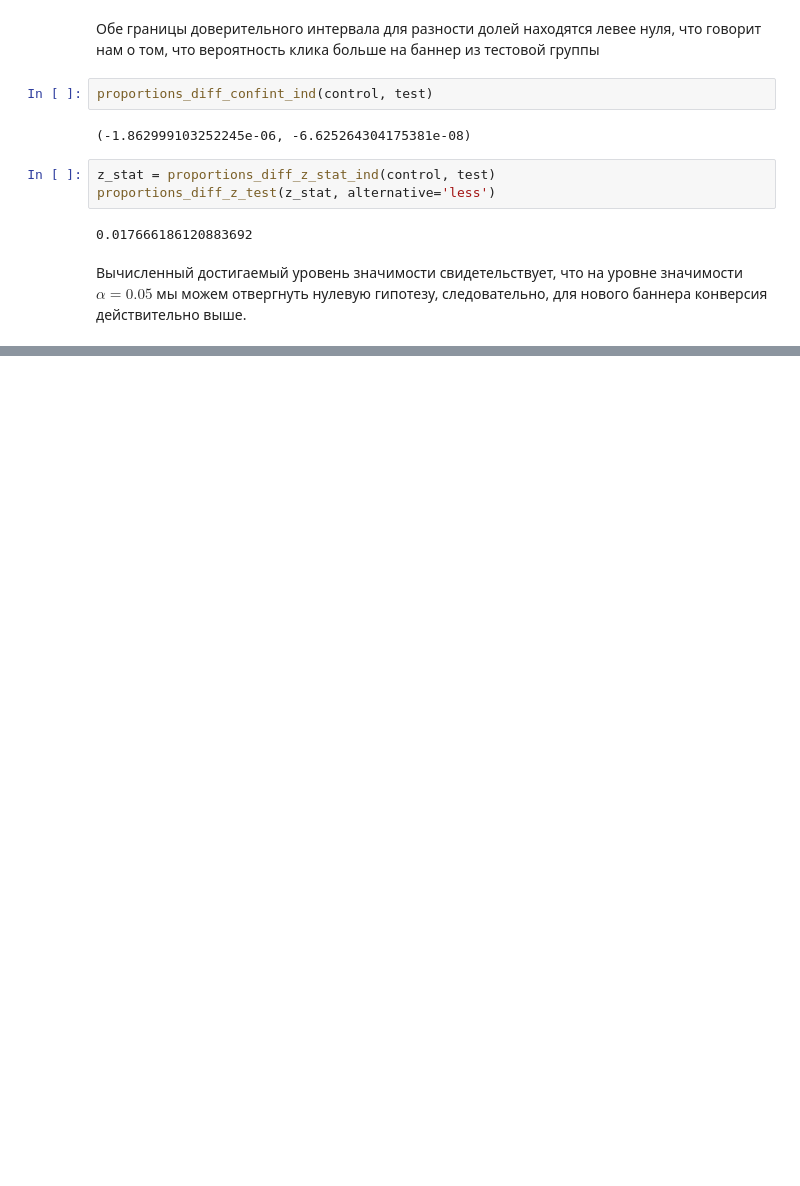
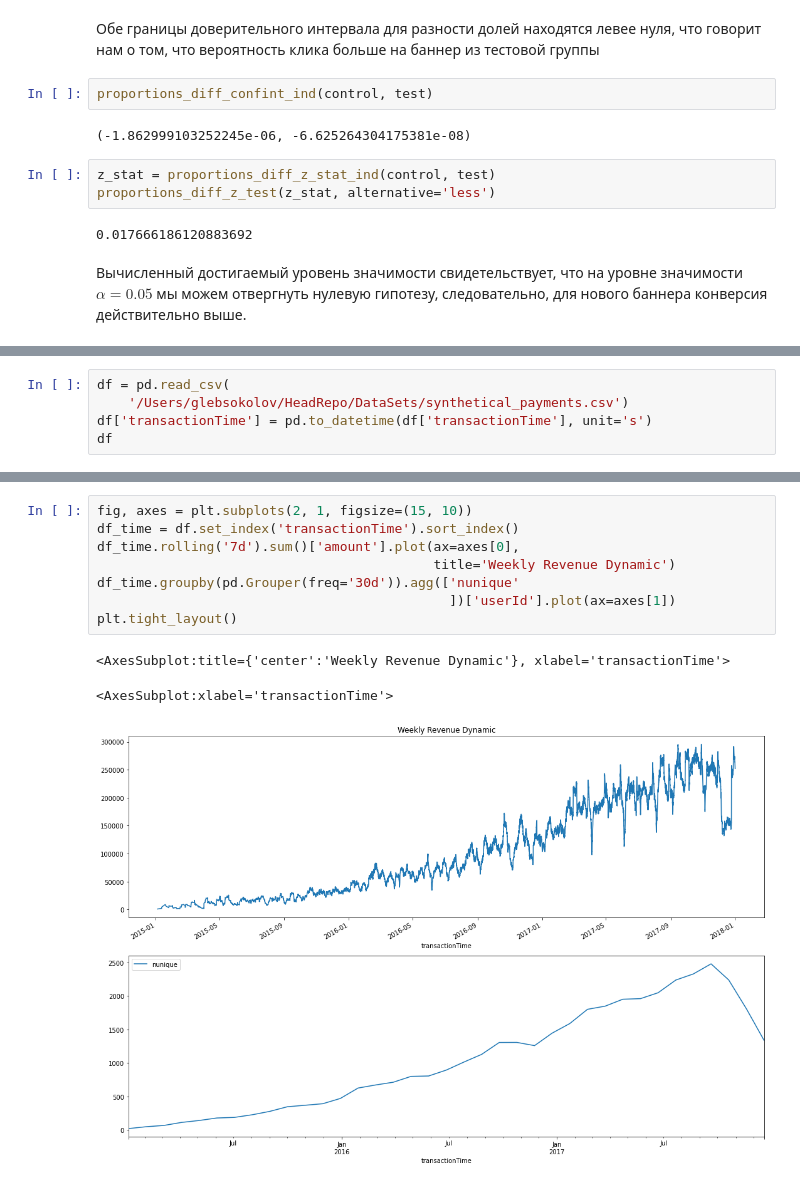
Before and after one commit to yukontaf/HeadRepo, a Jupyter notebook: NRepo/DSw-190B.ipynb, the cells around one changed output, grey strips where cells are left out. Drawn from its saved outputs; the diff is of its cells as text; blank space fills up the shorter version.

```diff
--- a/NRepo/DSw-190B.ipynb
+++ b/NRepo/DSw-190B.ipynb
@@ -176,0 +176,5 @@ proportions_diff_z_test(z_stat, alternative='less')
+# %%
+df = pd.read_csv(
+    '/Users/glebsokolov/HeadRepo/DataSets/synthetical_payments.csv')
+df['transactionTime'] = pd.to_datetime(df['transactionTime'], unit='s')
+df
@@ -176,0 +208,12 @@ proportions_diff_z_test(z_stat, alternative='less')
+# %%
+fig, axes = plt.subplots(2, 1, figsize=(15, 10))
+df_time = df.set_index('transactionTime').sort_index()
+df_time.rolling('7d').sum()['amount'].plot(ax=axes[0],
+                                           title='Weekly Revenue Dynamic')
+df_time.groupby(pd.Grouper(freq='30d')).agg(['nunique'
+                                             ])['userId'].plot(ax=axes[1])
+plt.tight_layout()
+# %% [output]
+<AxesSubplot:title={'center':'Weekly Revenue Dynamic'}, xlabel='transactionTime'>
+<AxesSubplot:xlabel='transactionTime'>
+[figure, added]
```
Also changed, not shown: parts of 14 cells of this notebook.
